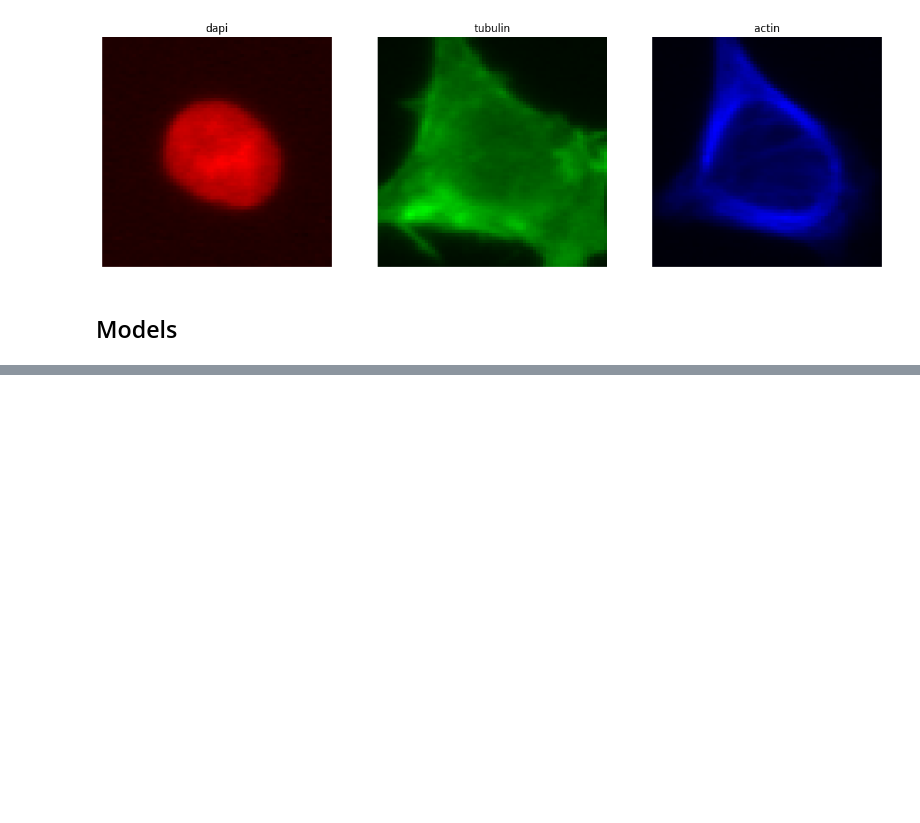
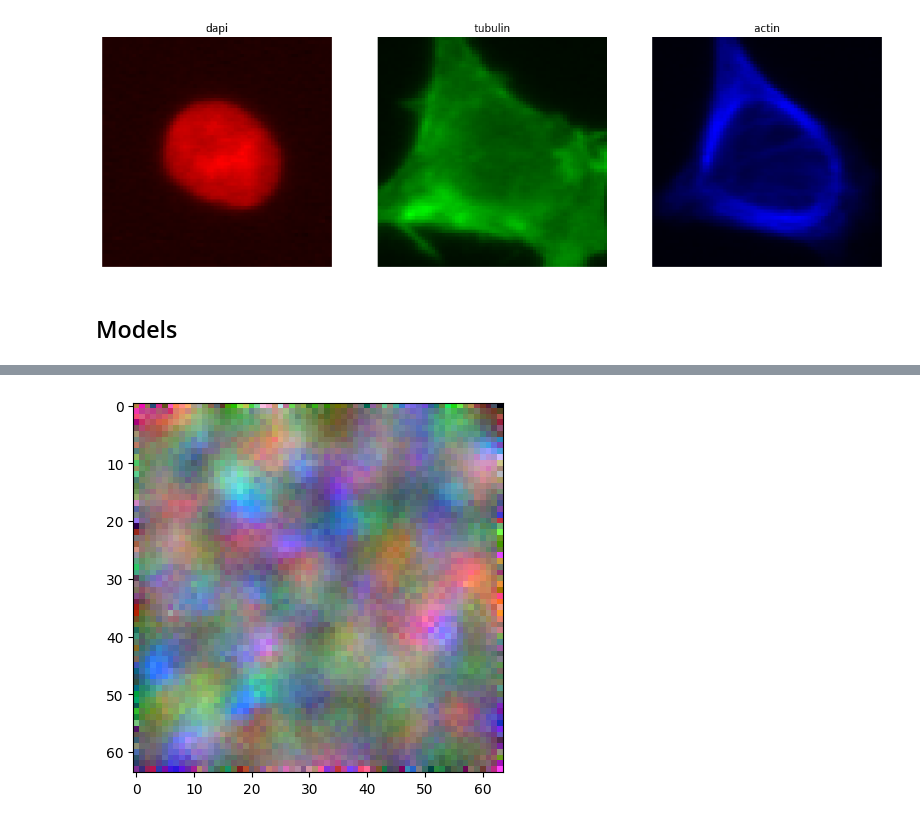
Before and after one commit to RasmusML/DiffCell, a Jupyter notebook: playground.ipynb, the cells around one changed output, grey strips where cells are left out. Cells and saved outputs as stored; diff of their text form; code cells hidden in the pictures; blank space fills up the shorter version.

```diff
--- a/playground.ipynb
+++ b/playground.ipynb
@@ -135,0 +83,5 @@ plot_image_diff(img1_reconstruction.detach(), img1)
+# %%
+images = normalized_to_zscore(images)
+# %%
+cropped_images = view_cropped_images(images)
+sampled_images = train(cropped_images)
@@ -135,0 +101,4 @@ plot_image_diff(img1_reconstruction.detach(), img1)
+# %%
+plot_image(sampled_images[0])
+# %% [output]
+[figure, added]
```
Also changed, not shown: parts of 12 cells of this notebook, 5 other files.
